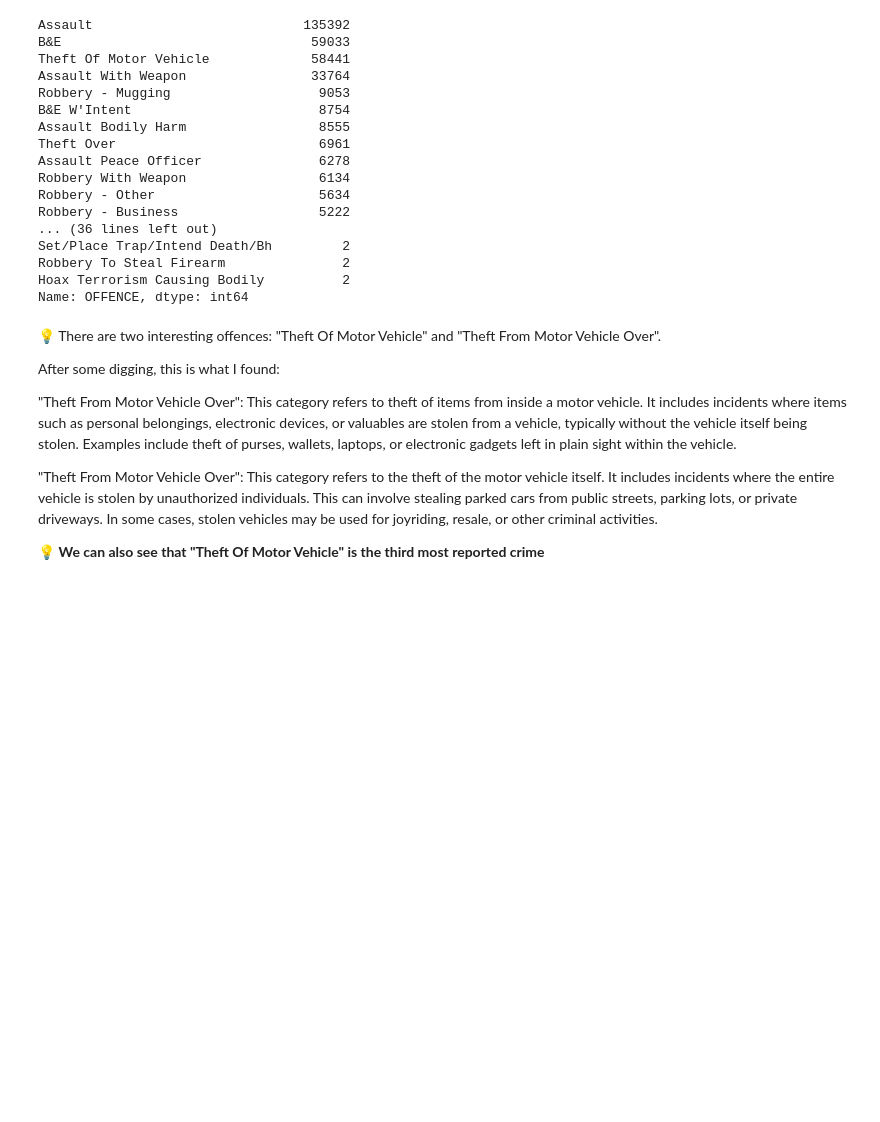
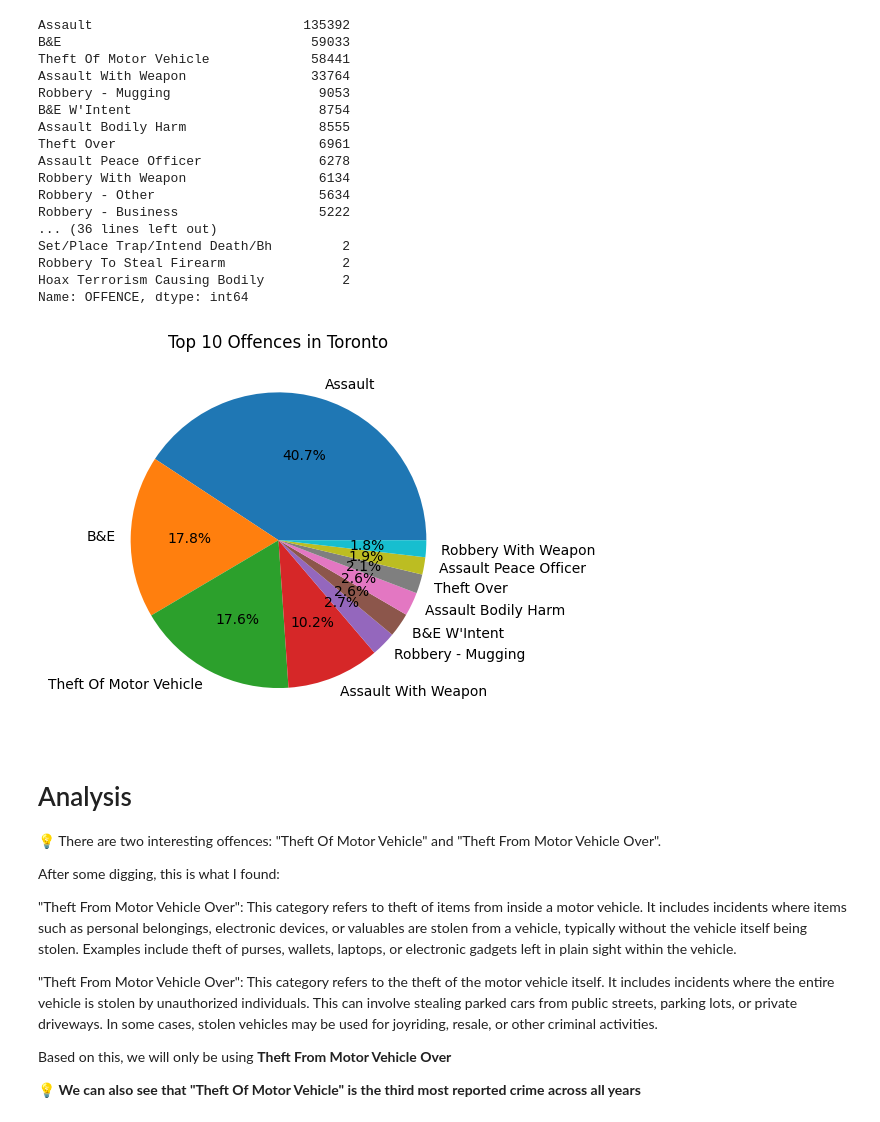
Before and after one commit to DavidToca/ML-Toronto-AutoTheft, a Jupyter notebook: ML_AutoTheft_Toronto.ipynb, the cells around one changed output. Cells and saved outputs as stored; diff of their text form; code cells hidden in the pictures; blank space fills up the shorter version.

```diff
--- a/ML_AutoTheft_Toronto.ipynb
+++ b/ML_AutoTheft_Toronto.ipynb
@@ -110,9 +112,13 @@ display(df[:3])
 # %% [markdown]
 We can notice that we have multiple crimes being logged, not sure autotheft. We also notice that we have 2014 data. Let's explore this in more detail.
 # %%
-# prompt: group by OFFENCE, then show me which values it has, order by the one with the most count
+# prompt: group by OFFENCE, then show me which values it has, order by the one with the most count. show this as a PIE chart
 
-df['OFFENCE'].value_counts().sort_values(ascending=False)
+import matplotlib.pyplot as plt
+
+# Group the data by OFFENCE and count the occurrences
+offence_counts = df['OFFENCE'].value_counts()
+display(offence_counts)
 # %% [output]
 Assault                           135392
 B&E                                59033
@@ -131,7 +137,19 @@ Set/Place Trap/Intend Death/Bh         2
 Robbery To Steal Firearm               2
 Hoax Terrorism Causing Bodily          2
 Name: OFFENCE, dtype: int64
+# %%
+# Get the top 10 offences
+top_10_offences = offence_counts.head(10)
+
+# Create a pie chart
+plt.pie(top_10_offences, labels=top_10_offences.index, autopct='%1.1f%%')
+plt.title('Top 10 Offences in Toronto')
+plt.show()
+# %% [output]
+[figure, added]
 # %% [markdown]
+# Analysis
+
 💡 There are two interesting offences: "Theft Of Motor Vehicle" and "Theft From Motor Vehicle Over".
 
 After some digging, this is what I found:
@@ -140,4 +158,6 @@ After some digging, this is what I found:
 
 "Theft From Motor Vehicle Over": This category refers to the theft of the motor vehicle itself. It includes incidents where the entire vehicle is stolen by unauthorized individuals. This can involve stealing parked cars from public streets, parking lots, or private driveways. In some cases, stolen vehicles may be used for joyriding, resale, or other criminal activities.
 
-💡 **We can also see that "Theft Of Motor Vehicle" is the third most reported crime**
+Based on this, we will only be using **Theft From Motor Vehicle Over**
+
+💡 **We can also see that "Theft Of Motor Vehicle" is the third most reported crime across all years**
```
Also changed, not shown: parts of 13 cells of this notebook.
